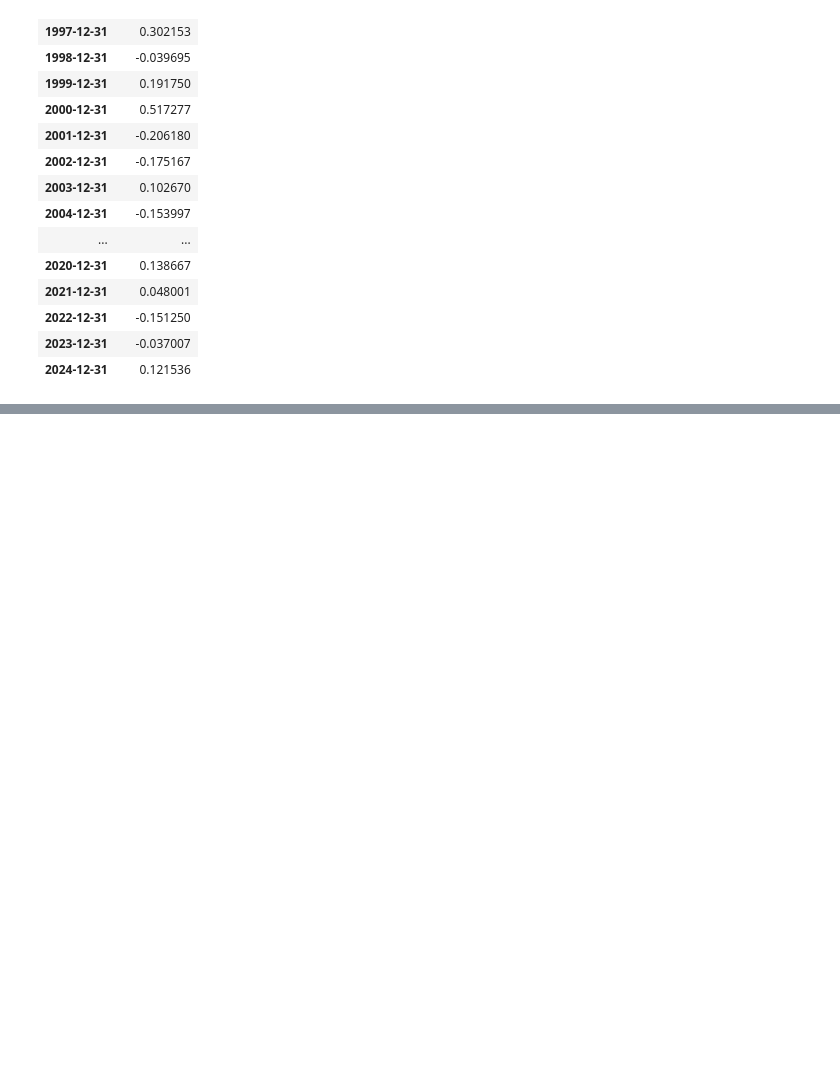
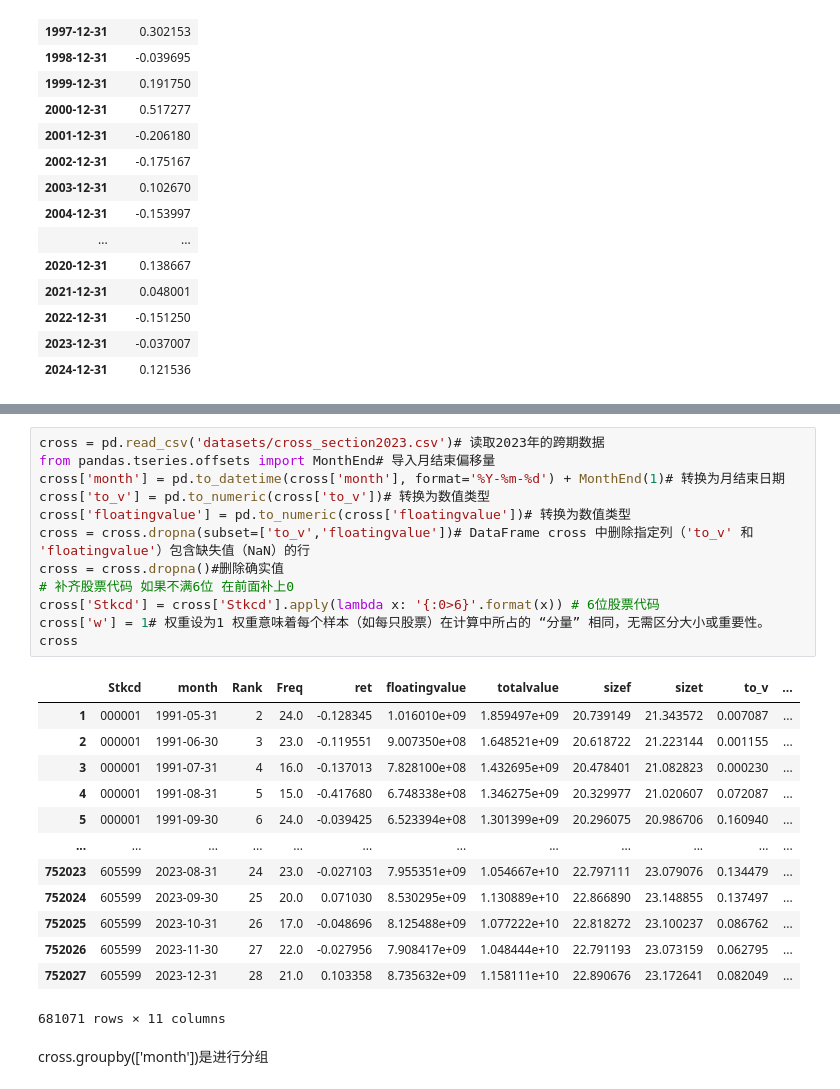
Before and after one commit to wangweihang1007-dev/wwhwork, a Jupyter notebook: python08.ipynb, the cells around one changed output, grey strips where cells are left out. Saved outputs shown, nothing was run; the diff lists cells and outputs as text; blank space fills up the shorter version.

```diff
--- a/python08.ipynb
+++ b/python08.ipynb
@@ -146,0 +294,28 @@ Year_data
+# %%
+cross = pd.read_csv('datasets/cross_section2023.csv')# 读取2023年的跨期数据
+from pandas.tseries.offsets import MonthEnd# 导入月结束偏移量
+cross['month'] = pd.to_datetime(cross['month'], format='%Y-%m-%d') + MonthEnd(1)# 转换为月结束日期
+cross['to_v'] = pd.to_numeric(cross['to_v'])# 转换为数值类型
+cross['floatingvalue'] = pd.to_numeric(cross['floatingvalue'])# 转换为数值类型
+cross = cross.dropna(subset=['to_v','floatingvalue'])# DataFrame cross 中删除指定列（'to_v' 和 'floatingvalue'）包含缺失值（NaN）的行
+cross = cross.dropna()#删除确实值
+# 补齐股票代码 如果不满6位 在前面补上0
+cross['Stkcd'] = cross['Stkcd'].apply(lambda x: '{:0>6}'.format(x)) # 6位股票代码
+cross['w'] = 1# 权重设为1 权重意味着每个样本（如每只股票）在计算中所占的 “分量” 相同，无需区分大小或重要性。
+cross
+# %% [output]
+|  | Stkcd | month | Rank | Freq | ret | floatingvalue | totalvalue | sizef | sizet | to_v | ... |
+| 1 | 000001 | 1991-05-31 | 2 | 24.0 | -0.128345 | 1.016010e+09 | 1.859497e+09 | 20.739149 | 21.343572 | 0.007087 | ... |
+| 2 | 000001 | 1991-06-30 | 3 | 23.0 | -0.119551 | 9.007350e+08 | 1.648521e+09 | 20.618722 | 21.223144 | 0.001155 | ... |
+| 3 | 000001 | 1991-07-31 | 4 | 16.0 | -0.137013 | 7.828100e+08 | 1.432695e+09 | 20.478401 | 21.082823 | 0.000230 | ... |
+| 4 | 000001 | 1991-08-31 | 5 | 15.0 | -0.417680 | 6.748338e+08 | 1.346275e+09 | 20.329977 | 21.020607 | 0.072087 | ... |
+| 5 | 000001 | 1991-09-30 | 6 | 24.0 | -0.039425 | 6.523394e+08 | 1.301399e+09 | 20.296075 | 20.986706 | 0.160940 | ... |
+| ... | ... | ... | ... | ... | ... | ... | ... | ... | ... | ... | ... |
+| 752023 | 605599 | 2023-08-31 | 24 | 23.0 | -0.027103 | 7.955351e+09 | 1.054667e+10 | 22.797111 | 23.079076 | 0.134479 | ... |
+| 752024 | 605599 | 2023-09-30 | 25 | 20.0 | 0.071030 | 8.530295e+09 | 1.130889e+10 | 22.866890 | 23.148855 | 0.137497 | ... |
+| 752025 | 605599 | 2023-10-31 | 26 | 17.0 | -0.048696 | 8.125488e+09 | 1.077222e+10 | 22.818272 | 23.100237 | 0.086762 | ... |
+| 752026 | 605599 | 2023-11-30 | 27 | 22.0 | -0.027956 | 7.908417e+09 | 1.048444e+10 | 22.791193 | 23.073159 | 0.062795 | ... |
+| 752027 | 605599 | 2023-12-31 | 28 | 21.0 | 0.103358 | 8.735632e+09 | 1.158111e+10 | 22.890676 | 23.172641 | 0.082049 | ... |
+681071 rows × 11 columns
+# %% [markdown]
+cross.groupby(['month'])是进行分组
```
Also changed, not shown: parts of 30 cells of this notebook, 8 other files.
